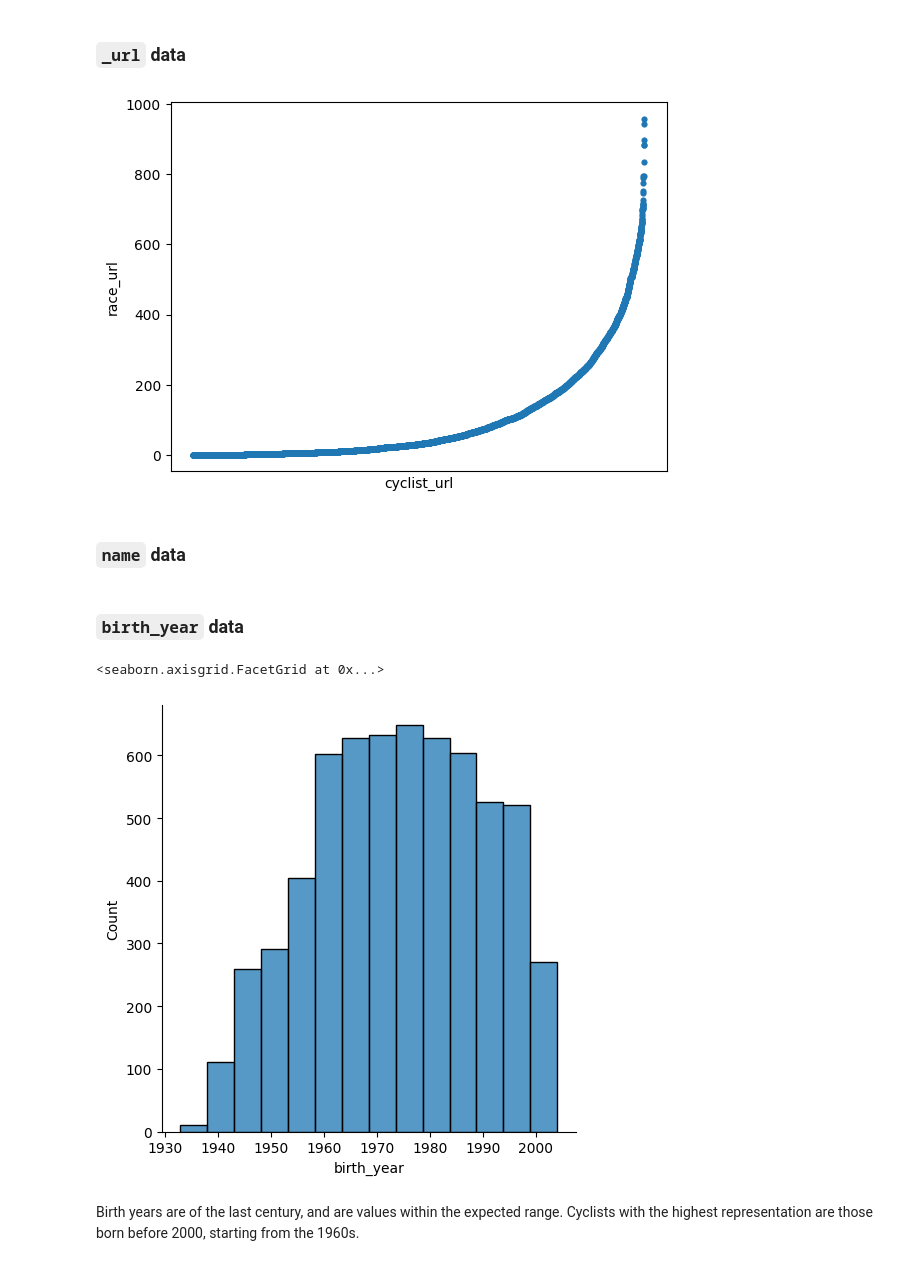
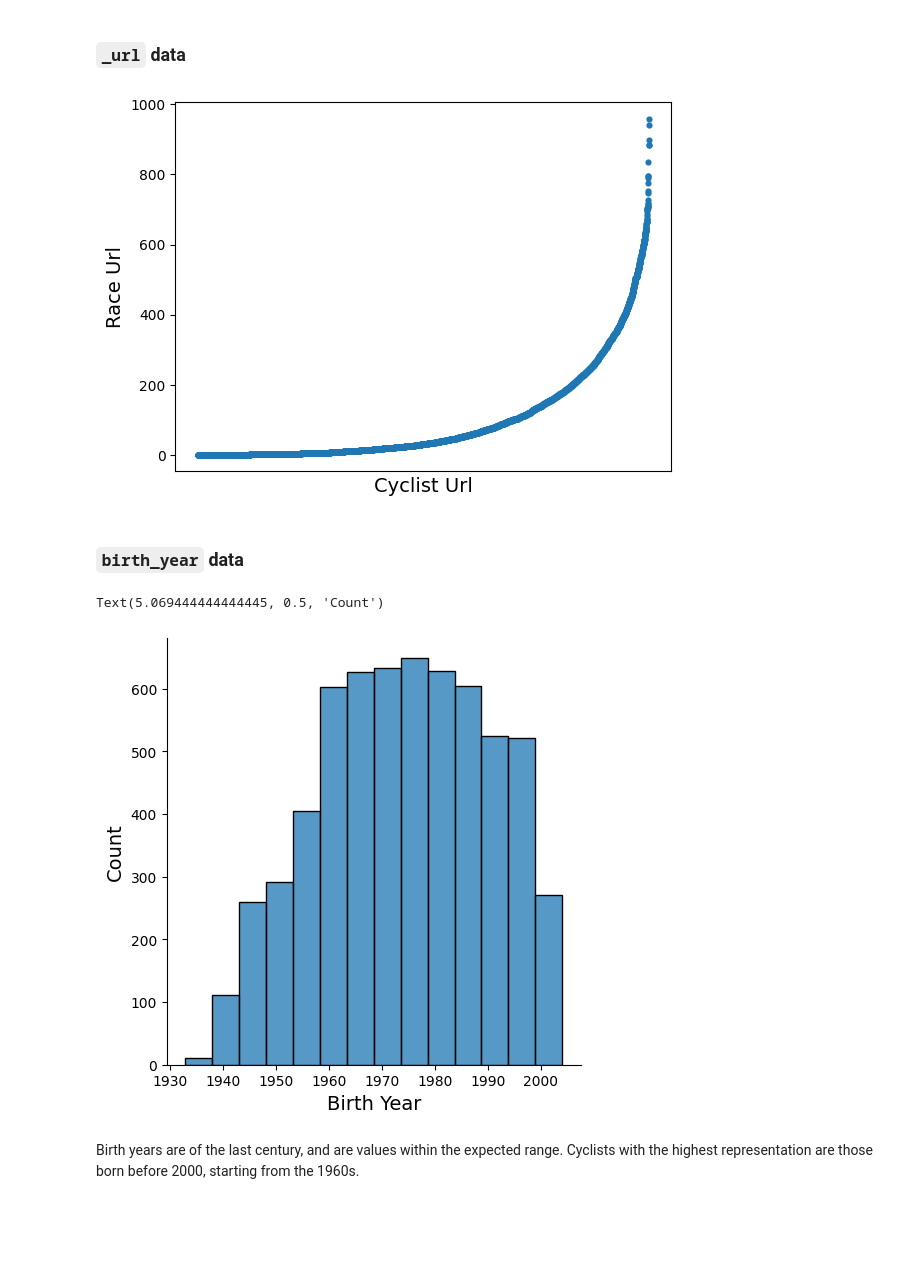
Before and after one commit to JacopoRaffi/DM_Project, a Jupyter notebook: TASK1/cyclists_understanding.ipynb, the cells around one changed output. Cells and saved outputs as stored; diff of their text form; code cells hidden in the pictures; blank space fills up the shorter version.

```diff
--- a/TASK1/cyclists_understanding.ipynb
+++ b/TASK1/cyclists_understanding.ipynb
@@ -257,10 +259,9 @@ plot = sb.scatterplot(
     linewidth=0
 )
 
-plot.set_xlabel("cyclist_url")
+plot.set_xlabel("Cyclist Url", fontsize=14)
+plot.set_ylabel("Race Url", fontsize=14)
 plot.set_xticks([])
 plt.show()
 # %% [output]
-[figure, old version]
+[figure, new version]
-# %% [markdown]
-### `name` data
@@ -271,14 +270,17 @@ plt.show()
 # %%
 n_bins = math.ceil(math.log2(len(dataset)) + 1)
 
 sb.displot(dataset,
-                x="birth_year",
-                kind="hist",
-                row_order="desc",
-                bins=n_bins) #TODO: cambia nome dell'asse x
+           x="birth_year",
+           kind="hist",
+           row_order="desc",
+           bins=n_bins)
+
+plt.xlabel('Birth Year', fontsize=14)
+plt.ylabel('Count', fontsize=14)
 # %% [output]
-<seaborn.axisgrid.FacetGrid at 0x...>
+Text(5.069444444444445, 0.5, 'Count')
-[figure, old version]
+[figure, new version]
 # %% [markdown]
 Birth years are of the last century, and are values within the expected range.
 Cyclists with the highest representation are those born before 2000, starting from the 1960s.
```
Also changed, not shown: parts of 28 cells of this notebook, 3 other files.
